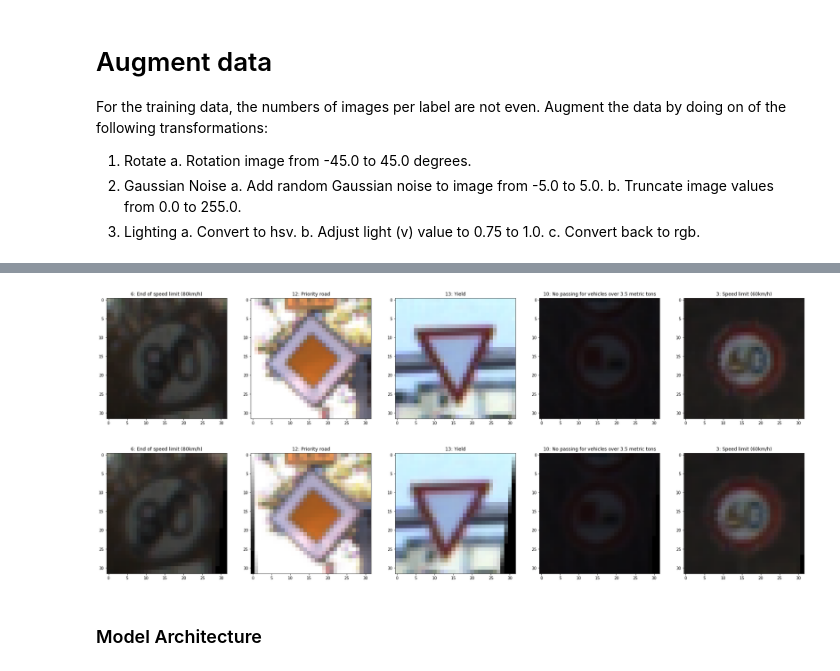
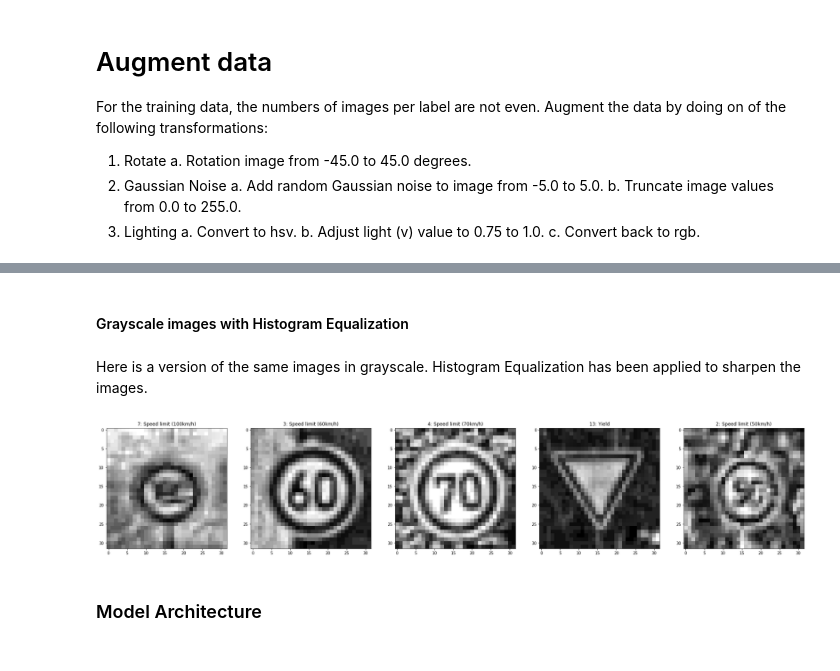
Before and after one commit to ekkus93/CarND-Traffic-Sign-Classifier-Project, a Jupyter notebook: Traffic_Sign_Classifier.ipynb, the cells around one changed output, grey strips where cells are left out. Drawn from its saved outputs; the diff is of its cells as text; code cells hidden in the pictures.

```diff
--- a/Traffic_Sign_Classifier.ipynb
+++ b/Traffic_Sign_Classifier.ipynb
@@ -459,4 +411,2 @@ y_train_balanced = y_train_balanced[idxs]
-# %%
-display_X_y_images(X_train, y_train, signnames_pd, 0, 5)
-# %% [output]
-[figure, removed]
+# %% [markdown]
+#### Grayscale images with Histogram Equalization
@@ -463,7 +419,11 @@ display_X_y_images(X_train, y_train, signnames_pd, 0, 5)
+# %% [markdown]
+Here is a version of the same images in grayscale.  Histogram Equalization has been
+applied to sharpen the images.
 # %%
-display_X_y_images(X_train, y_train, signnames_pd, 0, 5, apply_fnc=apply_random_shear)
+display_X_y_images(X_train, y_train, signnames_pd, start_idx=20, end_idx=25,
+                   use_gray=True, apply_fnc=apply_histogram_equalization)
 # %% [output]
-[figure, old version]
+[figure, new version]
 # %%
 def preprocess_images(images):
     #temp_images = images.copy()
```
Also changed, not shown: parts of 40 cells of this notebook.
